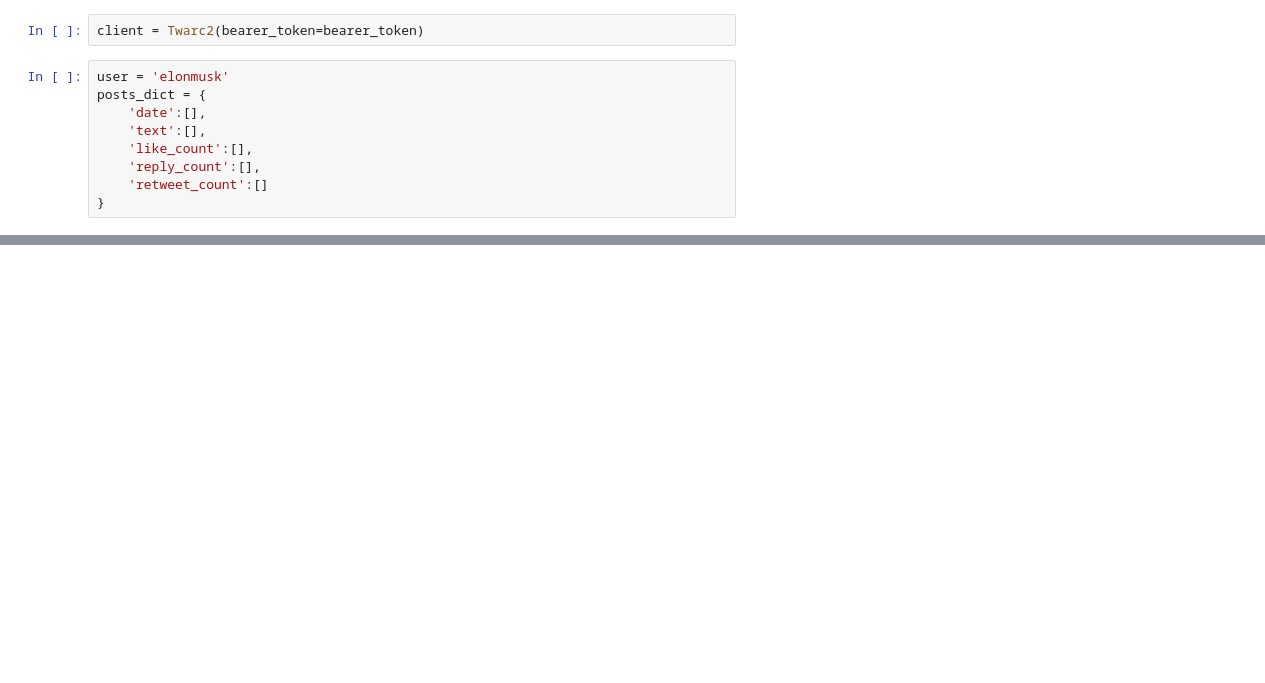
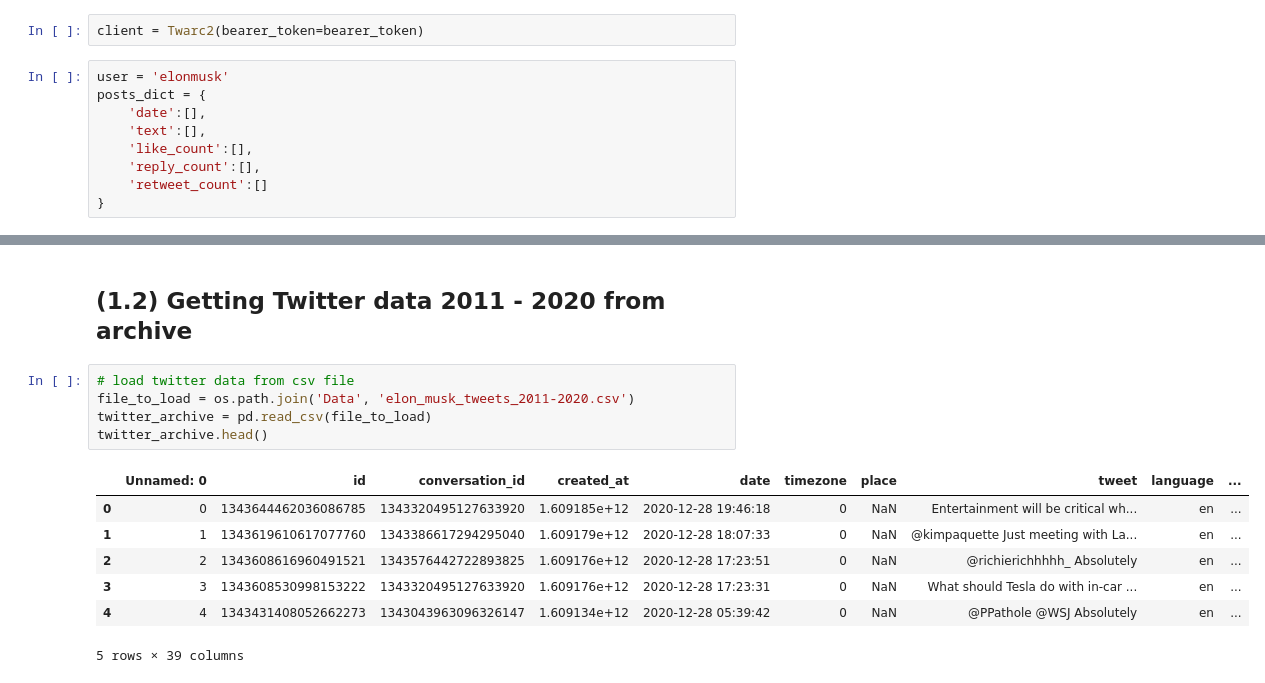
Before and after one commit to Gobi1616/Datalogy_Final, a Jupyter notebook: Cleaning_preprocessing_data.ipynb, the cells around one changed output, grey strips where cells are left out. Saved outputs shown, nothing was run; the diff lists cells and outputs as text; blank space fills up the shorter version.

```diff
--- a/Cleaning_preprocessing_data.ipynb
+++ b/Cleaning_preprocessing_data.ipynb
@@ -37,0 +57,15 @@ HTTPError: 401 Client Error: Unauthorized for url: https://api.twitter.com/2/use
+# %% [markdown]
+## (1.2) Getting Twitter data 2011 - 2020 from archive
+# %%
+# load twitter data from csv file
+file_to_load = os.path.join('Data', 'elon_musk_tweets_2011-2020.csv')
+twitter_archive = pd.read_csv(file_to_load)
+twitter_archive.head()
+# %% [output]
+|  | Unnamed: 0 | id | conversation_id | created_at | date | timezone | place | tweet | language | ... |
+| 0 | 0 | 1343644462036086785 | 1343320495127633920 | 1.609185e+12 | 2020-12-28 19:46:18 | 0 | NaN | Entertainment will be critical wh... | en | ... |
+| 1 | 1 | 1343619610617077760 | 1343386617294295040 | 1.609179e+12 | 2020-12-28 18:07:33 | 0 | NaN | @kimpaquette Just meeting with La... | en | ... |
+| 2 | 2 | 1343608616960491521 | 1343576442722893825 | 1.609176e+12 | 2020-12-28 17:23:51 | 0 | NaN | @richierichhhhh_ Absolutely | en | ... |
+| 3 | 3 | 1343608530998153222 | 1343320495127633920 | 1.609176e+12 | 2020-12-28 17:23:31 | 0 | NaN | What should Tesla do with in-car ... | en | ... |
+| 4 | 4 | 1343431408052662273 | 1343043963096326147 | 1.609134e+12 | 2020-12-28 05:39:42 | 0 | NaN | @PPathole @WSJ Absolutely | en | ... |
+5 rows × 39 columns
```
Also changed, not shown: parts of 19 cells of this notebook, 5 other files.
